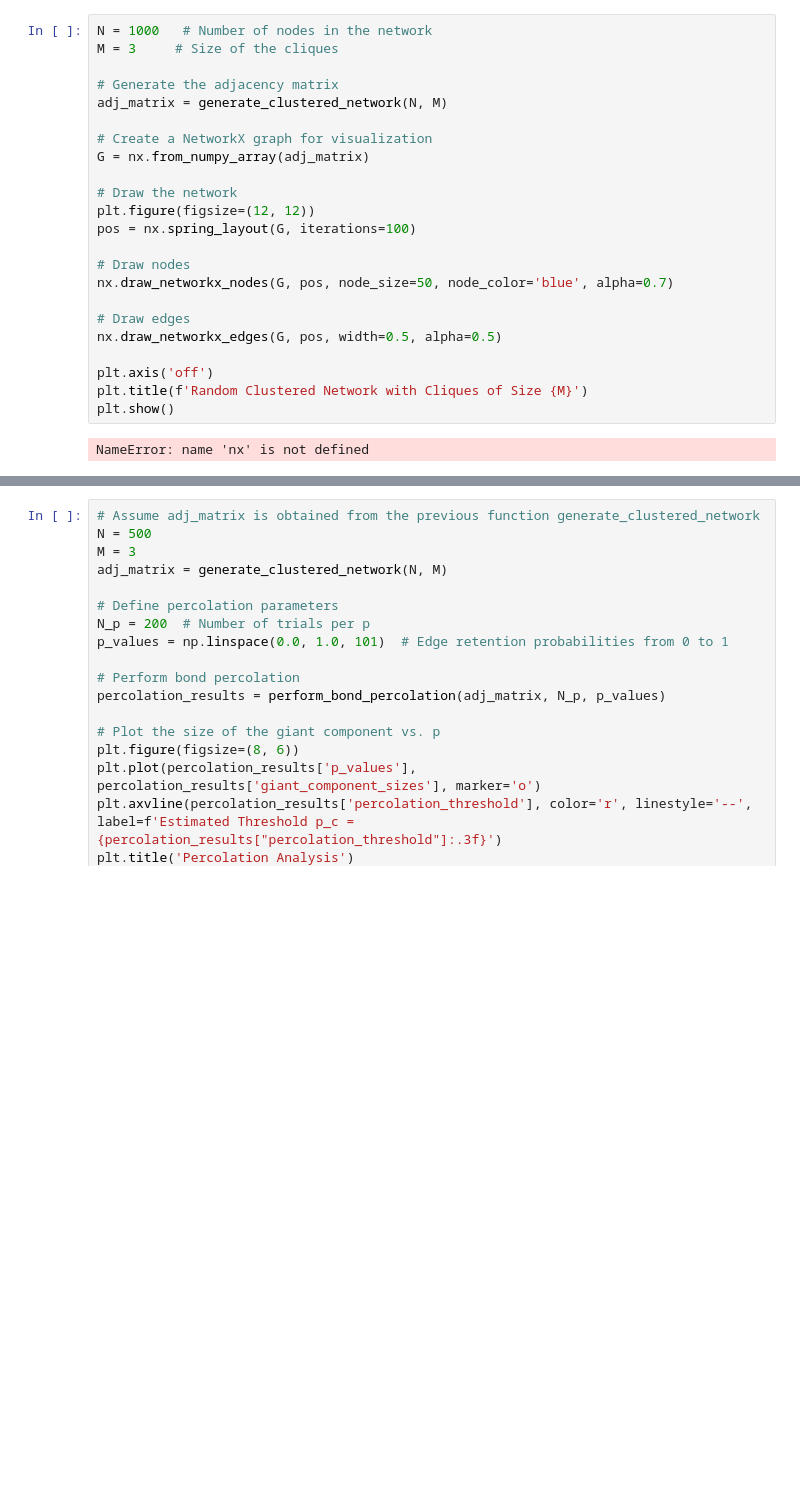
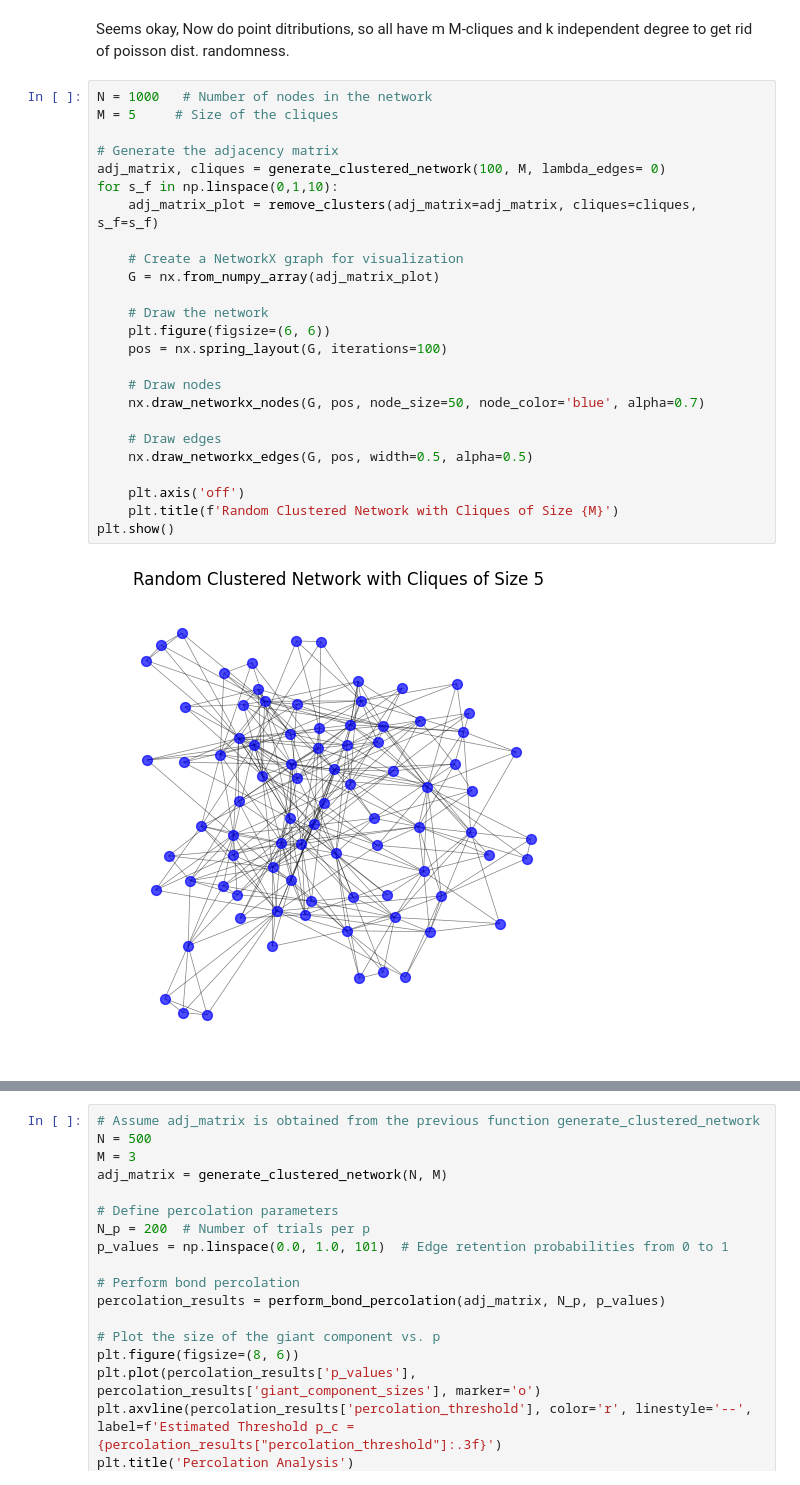
Before and after one commit to AlfredBendtzonHansen/het-measles, a Jupyter notebook: MCliqueRandomGraph.ipynb, the cells around one changed output, grey strips where cells are left out. Cells and saved outputs as stored; diff of their text form; blank space fills up the shorter version.

```diff
--- a/MCliqueRandomGraph.ipynb
+++ b/MCliqueRandomGraph.ipynb
@@ -192,25 +141,29 @@ Processing lambda_cliques = 3.00
+# %% [markdown]
+Seems okay, Now do point ditributions, so all have m M-cliques and k independent degree to get rid of poisson dist. randomness.
 # %%
 N = 1000   # Number of nodes in the network
-M = 3     # Size of the cliques
+M = 5     # Size of the cliques
 
 # Generate the adjacency matrix
-adj_matrix = generate_clustered_network(N, M)
+adj_matrix, cliques = generate_clustered_network(100, M, lambda_edges= 0)
+for s_f in np.linspace(0,1,10):
+    adj_matrix_plot = remove_clusters(adj_matrix=adj_matrix, cliques=cliques, s_f=s_f)
 
-# Create a NetworkX graph for visualization
-G = nx.from_numpy_array(adj_matrix)
+    # Create a NetworkX graph for visualization
+    G = nx.from_numpy_array(adj_matrix_plot)
 
-# Draw the network
-plt.figure(figsize=(12, 12))
-pos = nx.spring_layout(G, iterations=100)
+    # Draw the network
+    plt.figure(figsize=(6, 6))
+    pos = nx.spring_layout(G, iterations=100)
 
-# Draw nodes
-nx.draw_networkx_nodes(G, pos, node_size=50, node_color='blue', alpha=0.7)
+    # Draw nodes
+    nx.draw_networkx_nodes(G, pos, node_size=50, node_color='blue', alpha=0.7)
 
-# Draw edges
-nx.draw_networkx_edges(G, pos, width=0.5, alpha=0.5)
+    # Draw edges
+    nx.draw_networkx_edges(G, pos, width=0.5, alpha=0.5)
 
-plt.axis('off')
-plt.title(f'Random Clustered Network with Cliques of Size {M}')
+    plt.axis('off')
+    plt.title(f'Random Clustered Network with Cliques of Size {M}')
 plt.show()
 # %% [output]
-NameError: name 'nx' is not defined
+[figure, added]
```
Also changed, not shown: parts of 5 cells of this notebook, 1 other file.
